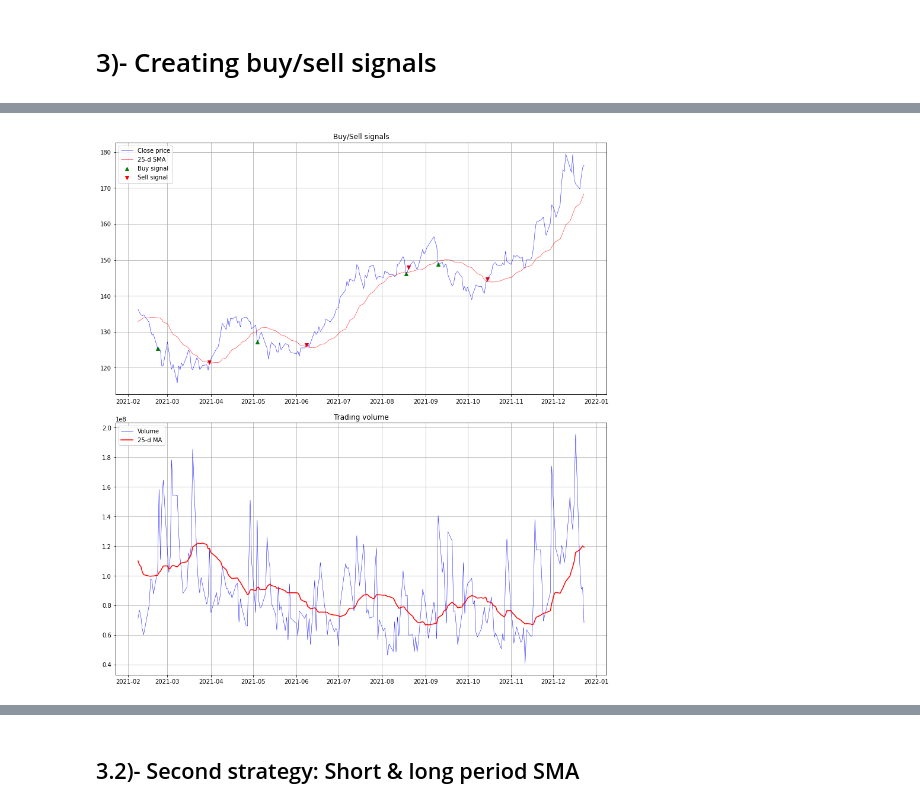
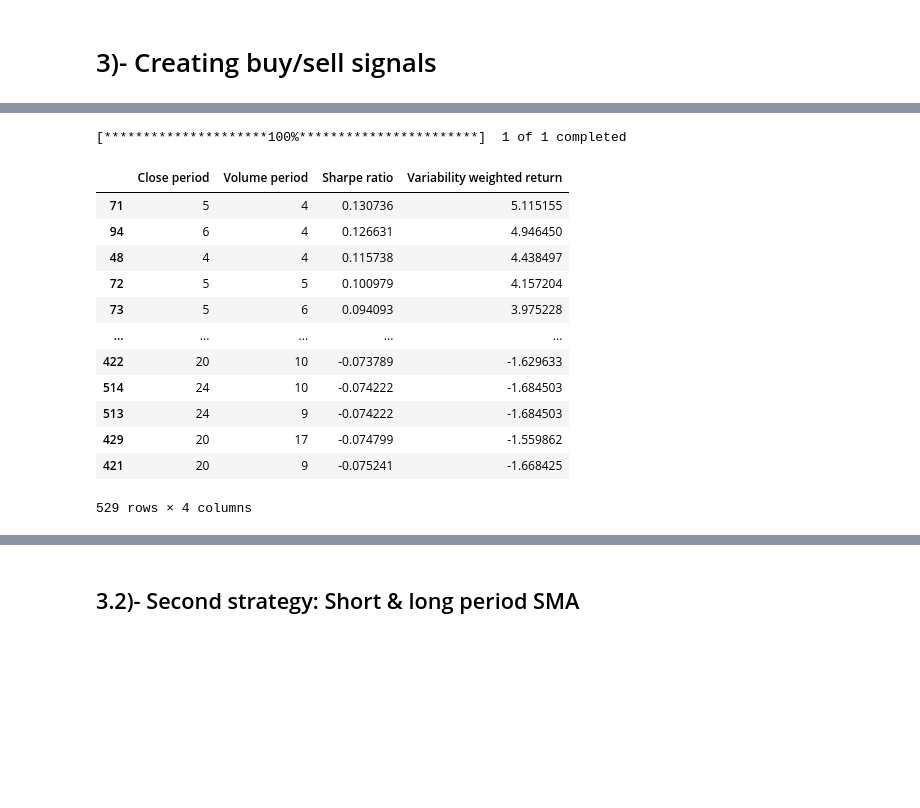
Before and after one commit to aahouzi/Stock-price-forecasting, a Jupyter notebook: notebooks/quantitative_trading_strategies.ipynb, the cells around one changed output, grey strips where cells are left out. Saved outputs shown, nothing was run; the diff lists cells and outputs as text; code cells hidden in the pictures; blank space fills up the shorter version.

```diff
--- a/notebooks/quantitative_trading_strategies.ipynb
+++ b/notebooks/quantitative_trading_strategies.ipynb
@@ -157,19 +179,8 @@ df_apple.head()
-# %%
-# Let's visualize buying/selling signals in the chart
-fig, ax = plt.subplots(2, 1, figsize=(12, 13), constrained_layout=True)
-ax[0].plot(df_apple['Close'] , label='Close price', linewidth=0.5, color='blue')
-ax[0].plot(df_apple['25d_sma_price'], color='red', linewidth=0.5, label='25-d SMA')
-ax[0].scatter(df_apple.index , df_apple['buy_signals'], label='Buy signal', marker='^', color='green')
-ax[0].scatter(df_apple.index , df_apple['sell_signals'] , label='Sell signal' , marker='v', color='red')
-ax[0].set_title("Buy/Sell signals")
-ax[0].legend(loc='best')
-ax[0].grid()
-
-ax[1].plot(df_apple['Volume'] , label='Volume', linewidth=0.5, color='blue')
-ax[1].plot(df_apple['25d_sma_volume'], color='red', label='25-d MA')
-ax[1].set_title("Trading volume")
-ax[1].legend(loc='best')
-ax[1].grid()
-plt.show()
-# %% [output]
-[figure, removed]
+# %%
+# Backtesting parameters
+data = bt.feeds.PandasData(dataname=yf.download('AAPL', start="2021-1-1", end="2021-12-31", interval="1d"))
+startcash = 100000
+commission = 0.002
+stake = 100
+# %% [output]
+[*********************100%***********************]  1 of 1 completed
@@ -175,0 +204,36 @@ plt.show()
+# %%
+# Backtesting the model's parameters
+cerebro = bt.Cerebro()
+cerebro.adddata(data)
+strats = cerebro.optstrategy(FirstStrategy,
+                             close_period=range(2, 25),
+                             volume_period=range(2, 25))
+cerebro.broker.setcash(startcash)
+cerebro.broker.setcommission(commission)
+cerebro.addsizer(bt.sizers.FixedSize, stake=stake)
+
+# Add analyzers
+cerebro.addanalyzer(bt.analyzers.SharpeRatio, timeframe=bt.TimeFrame.Days, factor=365)
+cerebro.addanalyzer(bt.analyzers.VWR, timeframe=bt.TimeFrame.Days, tann=365)
+results = cerebro.run()
+
+df_result = pd.DataFrame([{"Close period": result[0].params.close_period,
+                           "Volume period": result[0].params.volume_period,
+                           "Sharpe ratio": result[0].analyzers.sharperatio.get_analysis()['sharperatio'],
+                           "Variability weighted return ": result[0].analyzers.vwr.get_analysis()['vwr']
+                          } for result in results])
+display(df_result.sort_values("Sharpe ratio", ascending=False))
+# %% [output]
+|  | Close period | Volume period | Sharpe ratio | Variability weighted return |
+| 71 | 5 | 4 | 0.130736 | 5.115155 |
+| 94 | 6 | 4 | 0.126631 | 4.946450 |
+| 48 | 4 | 4 | 0.115738 | 4.438497 |
+| 72 | 5 | 5 | 0.100979 | 4.157204 |
+| 73 | 5 | 6 | 0.094093 | 3.975228 |
+| ... | ... | ... | ... | ... |
+| 422 | 20 | 10 | -0.073789 | -1.629633 |
+| 514 | 24 | 10 | -0.074222 | -1.684503 |
+| 513 | 24 | 9 | -0.074222 | -1.684503 |
+| 429 | 20 | 17 | -0.074799 | -1.559862 |
+| 421 | 20 | 9 | -0.075241 | -1.668425 |
+529 rows × 4 columns
```
Also changed, not shown: parts of 14 cells of this notebook.
